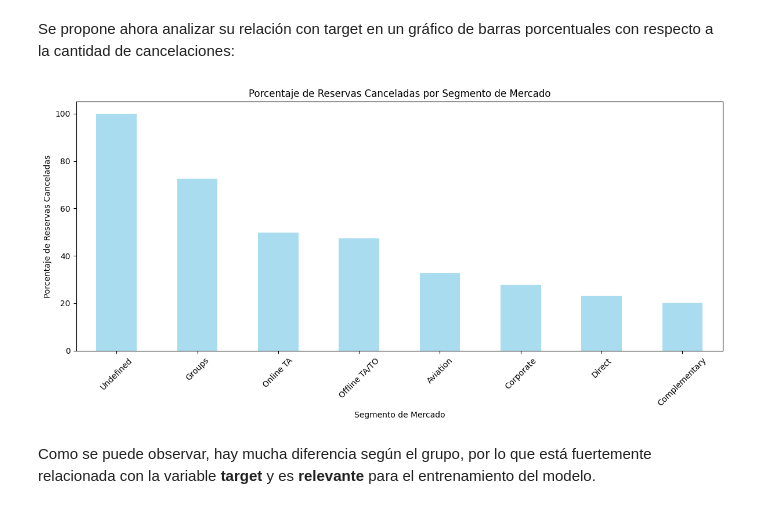
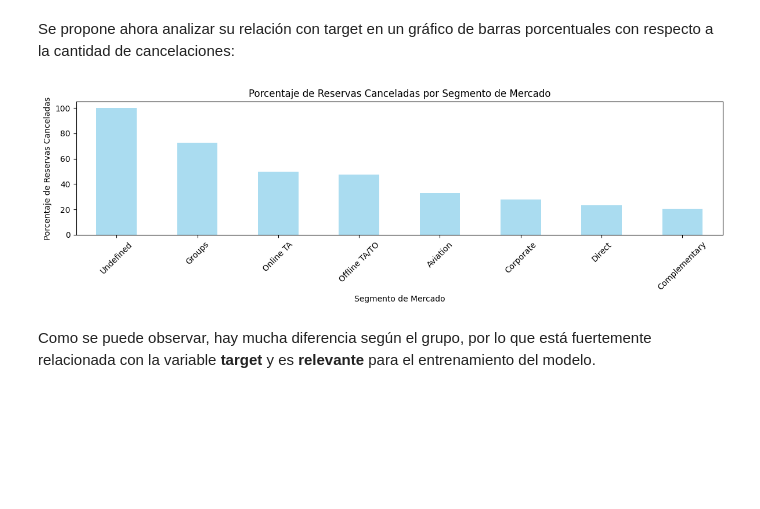
Before and after one commit to InspectorDave/OrgaDeDatos-TPs, a Jupyter notebook: 7506R_TP1_GRUPO11_CHP1_ENTREGA.ipynb, the cells around one changed output. Saved outputs shown, nothing was run; the diff lists cells and outputs as text; code cells hidden in the pictures; blank space fills up the shorter version.

```diff
--- a/7506R_TP1_GRUPO11_CHP1_ENTREGA.ipynb
+++ b/7506R_TP1_GRUPO11_CHP1_ENTREGA.ipynb
@@ -42,3 +45,5 @@ hotels_df_backup = hotels_df.copy()
+# %%
+plt.rcParams['figure.figsize'] = [4, 4]
 # %% [markdown]
 A continuación, se presentan las primeras 5 filas listadas con todas las respectivas columnas para tener una idea general de como se ven los datos para comenzar a analizarlos:
 # %%
@@ -1040,17 +925,17 @@ Se propone ahora analizar su relación con target en un gráfico de barras porce
 # %%
 segment_cancelation_percentage = hotels_df.groupby('market_segment')['is_canceled'].mean() * 100
 segment_cancelation_percentage = segment_cancelation_percentage.sort_values(ascending=False)
 
-plt.figure(figsize=(12, 6))
+plt.figure(figsize=(12, 4))
 segment_cancelation_percentage.plot(kind='bar', color='skyblue', alpha=0.7)
 plt.title('Porcentaje de Reservas Canceladas por Segmento de Mercado')
 plt.xlabel('Segmento de Mercado')
 plt.ylabel('Porcentaje de Reservas Canceladas')
 plt.xticks(rotation=45)
 plt.tight_layout()
 plt.show()
 # %% [output]
-[figure, old version]
+[figure, new version]
 # %% [markdown]
 Como se puede observar, hay mucha diferencia según el grupo, por lo que está fuertemente relacionada con la variable **target** y es **relevante** para el entrenamiento del modelo.
 # %% [markdown]
```
Also changed, not shown: parts of 80 cells of this notebook.
